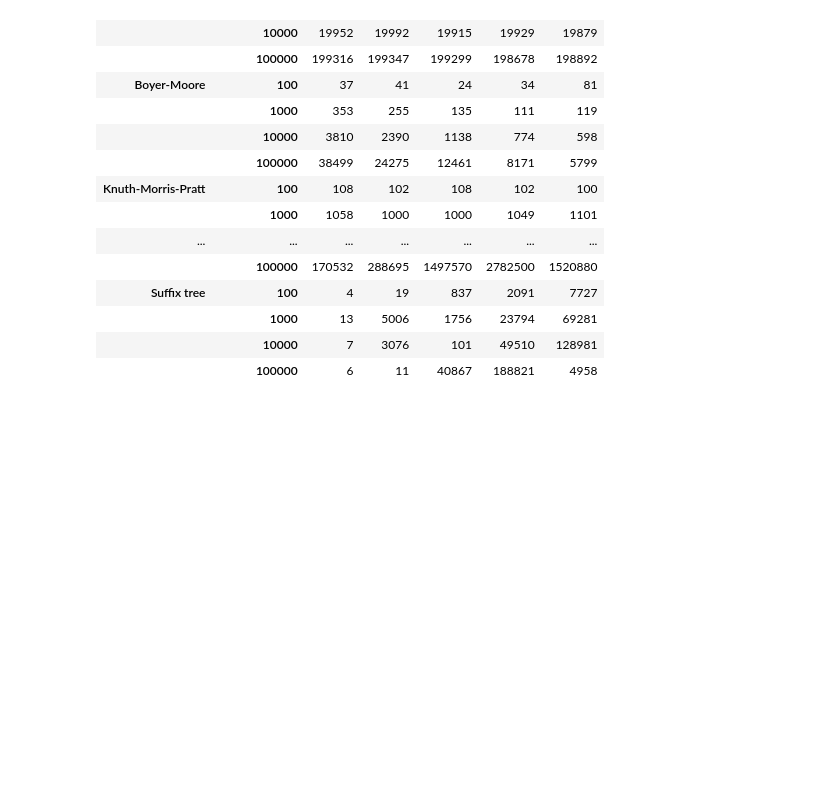
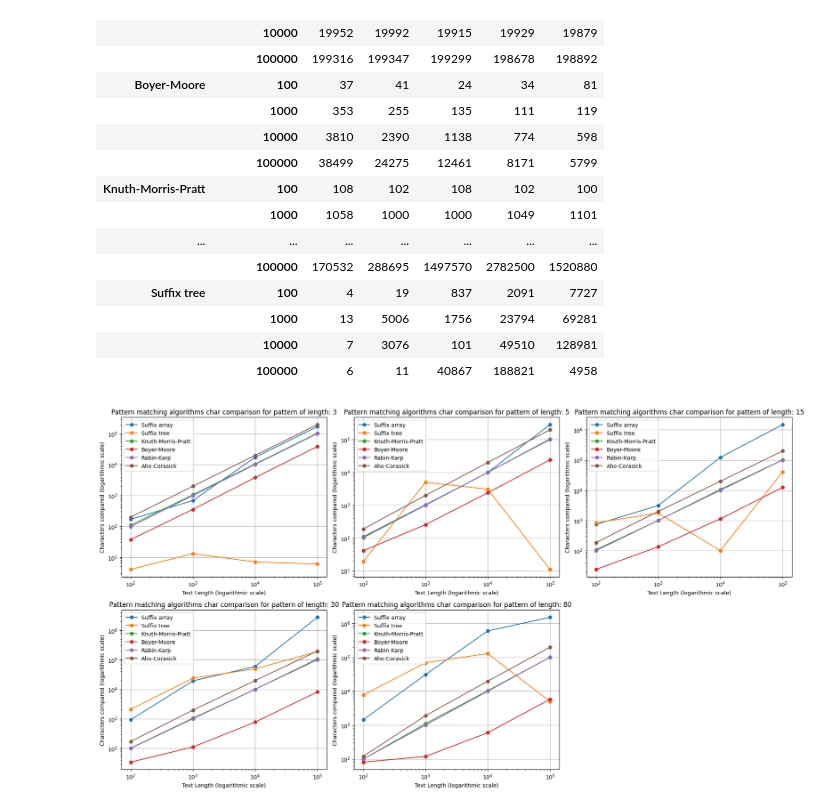
Before and after one commit to NCCMNT/Text-Algorithms, a Jupyter notebook: lab5/pattern_matching_analisys.ipynb, the cells around one changed output. Cells and saved outputs as stored; diff of their text form; code cells hidden in the pictures; blank space fills up the shorter version.

```diff
--- a/lab5/pattern_matching_analisys.ipynb
+++ b/lab5/pattern_matching_analisys.ipynb
@@ -361,6 +412,6 @@ df_mem.unstack()
 # %%
 df_comp = pd.Series(dcomp)
-df_comp.name = 'Memory usage'
+df_comp.name = 'Characters comparison'
 df_comp.index.names = ['Algorithm', 'Text Length', 'Pattern Length']
 df_comp.unstack()
 # %% [output]
@@ -382,3 +433,36 @@ df_comp.unstack()
 |  | 1000 | 13 | 5006 | 1756 | 23794 | 69281 |
 |  | 10000 | 7 | 3076 | 101 | 49510 | 128981 |
 |  | 100000 | 6 | 11 | 40867 | 188821 | 4958 |
+# %%
+df_comp_reset = df_comp.reset_index()
+
+algorithms = df_comp_reset['Algorithm'].unique()
+pattern_lengths = df_comp_reset['Pattern Length'].unique()
+
+n = len(pattern_lengths)
+cols = 3
+rows = (n + cols - 1) // cols
+
+plt.figure(figsize=(cols * 6, rows * 5))
+
+for i, pattern_len in enumerate(sorted(pattern_lengths), 1):
+    plt.subplot(rows, cols, i)
+
+    for algo in algorithms:
+        subset = df_comp_reset[(df_comp_reset['Algorithm'] == algo) &
+                               (df_comp_reset['Pattern Length'] == pattern_len)]
+
+        plt.plot(subset['Text Length'], subset['Characters comparison'], marker='o', label=algo)
+
+    plt.xlabel('Text Length (logarithmic scale)')
+    plt.ylabel('Characters compared (logarithmic scale)')
+    plt.title(f'Pattern matching algorithms char comparison for pattern of length: {pattern_len}')
+    plt.xscale('log')
+    plt.yscale('log')
+    plt.grid(True)
+    plt.legend()
+
+plt.tight_layout()
+plt.show()
+# %% [output]
+[figure, added]
```
Also changed, not shown: parts of 5 cells of this notebook, 1 other file.
